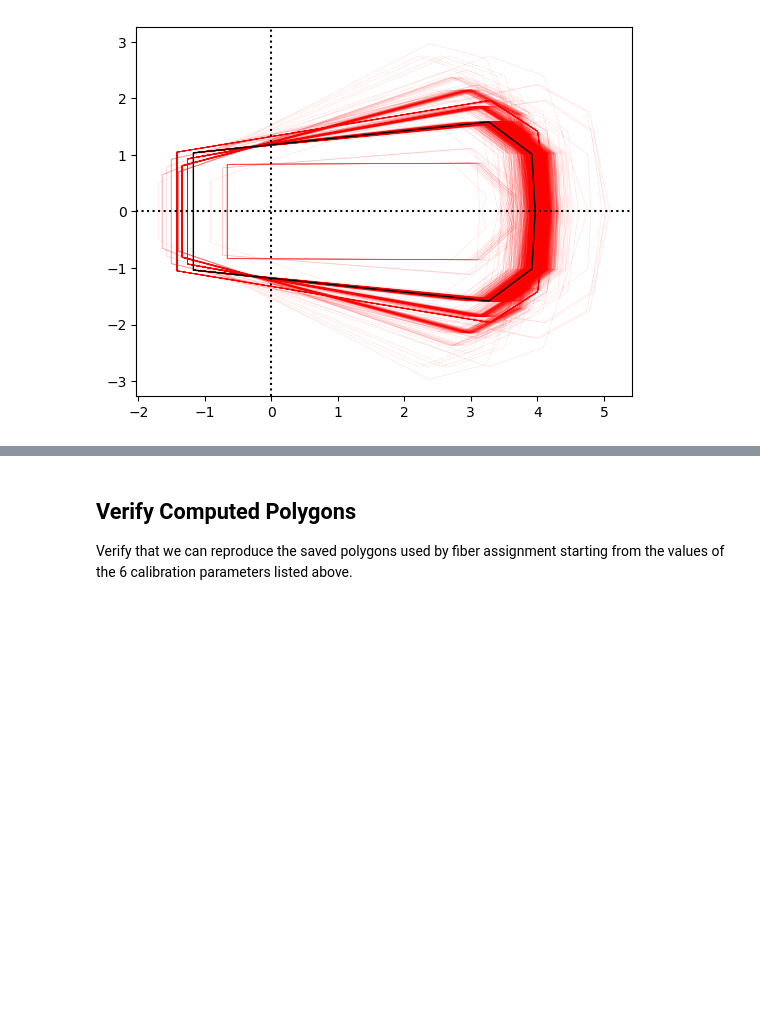
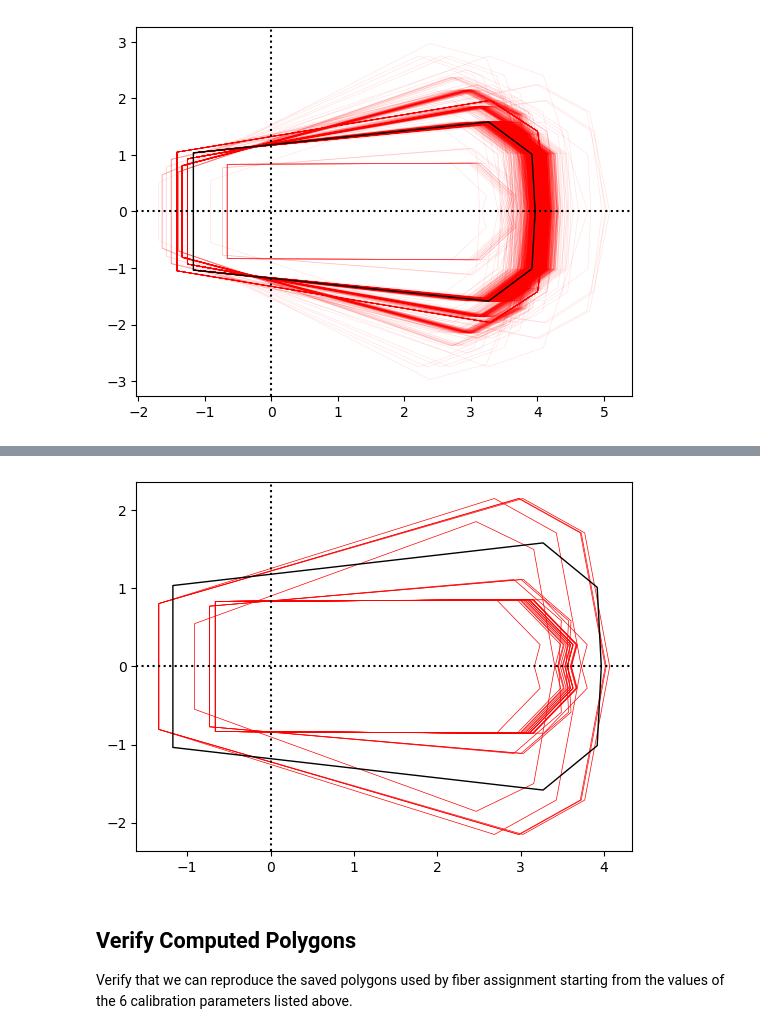
Before and after one commit to desihub/fpoffline, a Jupyter notebook: nb/Keepouts/Keepouts.ipynb, the cells around one changed output, grey strips where cells are left out. Saved outputs shown, nothing was run; the diff lists cells and outputs as text; code cells hidden in the pictures; blank space fills up the shorter version.

```diff
--- a/nb/Keepouts/Keepouts.ipynb
+++ b/nb/Keepouts/Keepouts.ipynb
@@ -234,3 +343,7 @@ plot_keepouts(snapshot, 'P', save='phi_keepouts.jpg')
+# %%
+plot_keepouts(snapshot, 'P', alpha=1, posids=reduced)
+# %% [output]
+[figure, added]
 # %% [markdown]
 ## Verify Computed Polygons
 
```
Also changed, not shown: parts of 19 cells of this notebook.
